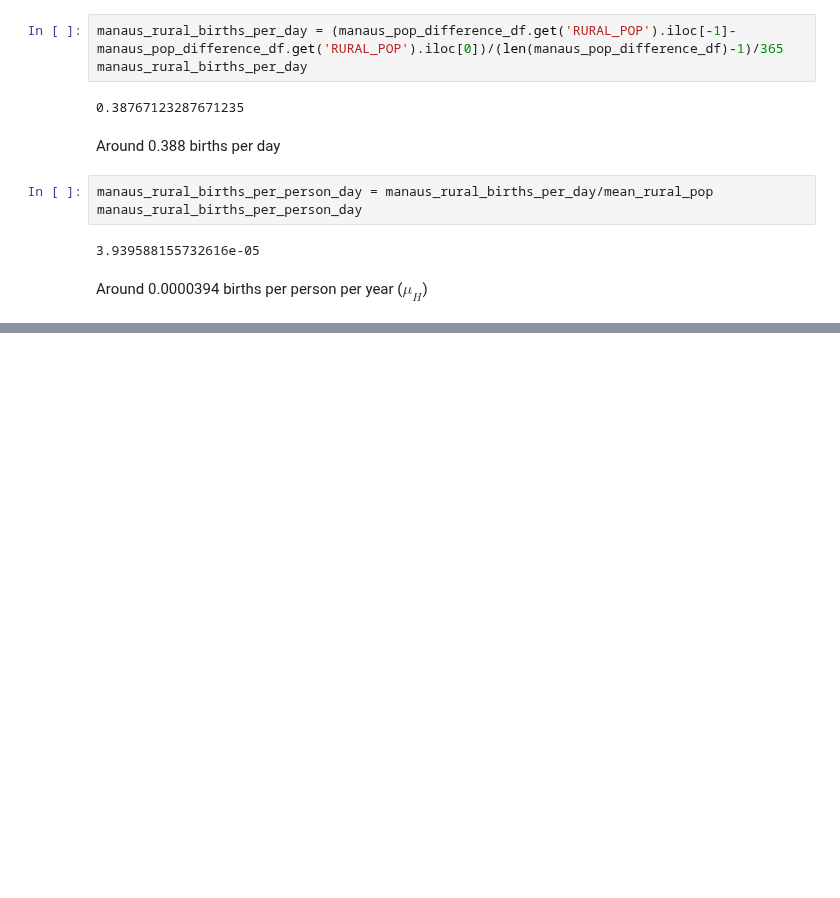
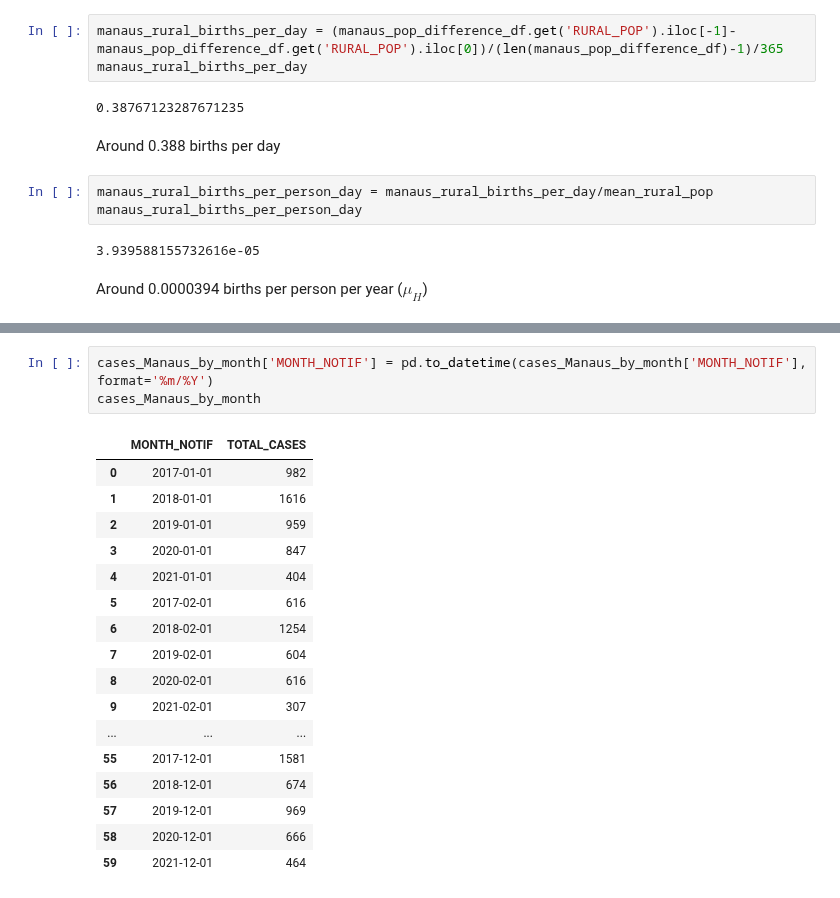
Before and after one commit to RaphaLevy/Study_on_Malaria_dynamics, a Jupyter notebook: sivep_data/Manaus_Pop_and_Cases_2017_2021.ipynb, the cells around one changed output, grey strips where cells are left out. Drawn from its saved outputs; the diff is of its cells as text; blank space fills up the shorter version.

```diff
--- a/sivep_data/Manaus_Pop_and_Cases_2017_2021.ipynb
+++ b/sivep_data/Manaus_Pop_and_Cases_2017_2021.ipynb
@@ -621,0 +726,21 @@ Around 0.0000394 births per person per year ($\mu_H$)
+# %%
+cases_Manaus_by_month['MONTH_NOTIF'] = pd.to_datetime(cases_Manaus_by_month['MONTH_NOTIF'], format='%m/%Y')
+cases_Manaus_by_month
+# %% [output]
+|  | MONTH_NOTIF | TOTAL_CASES |
+| 0 | 2017-01-01 | 982 |
+| 1 | 2018-01-01 | 1616 |
+| 2 | 2019-01-01 | 959 |
+| 3 | 2020-01-01 | 847 |
+| 4 | 2021-01-01 | 404 |
+| 5 | 2017-02-01 | 616 |
+| 6 | 2018-02-01 | 1254 |
+| 7 | 2019-02-01 | 604 |
+| 8 | 2020-02-01 | 616 |
+| 9 | 2021-02-01 | 307 |
+| ... | ... | ... |
+| 55 | 2017-12-01 | 1581 |
+| 56 | 2018-12-01 | 674 |
+| 57 | 2019-12-01 | 969 |
+| 58 | 2020-12-01 | 666 |
+| 59 | 2021-12-01 | 464 |
```
Also changed, not shown: parts of 7 cells of this notebook.
